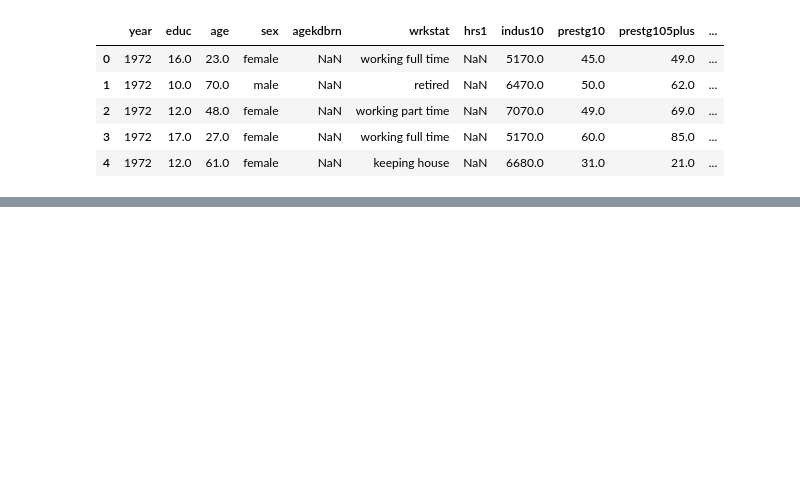
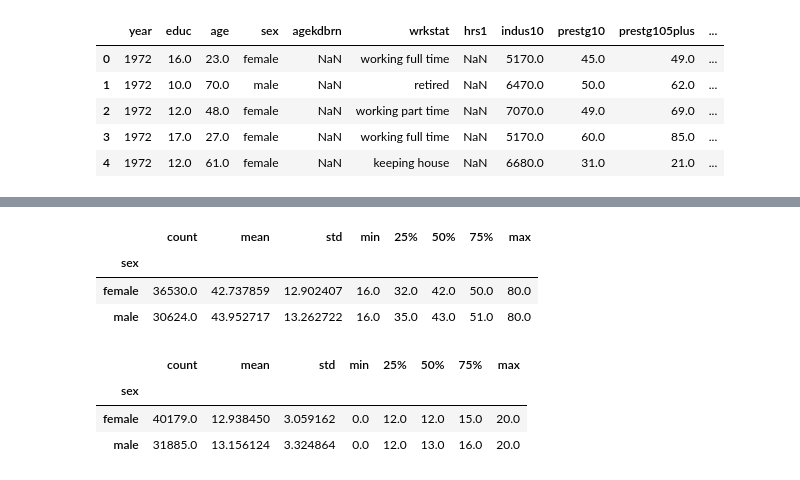
Before and after one commit to fwx5ax/EDA, a Jupyter notebook: lab/get_gss.ipynb, the cells around one changed output, grey strips where cells are left out. Saved outputs shown, nothing was run; the diff lists cells and outputs as text; code cells hidden in the pictures; blank space fills up the shorter version.

Commit message:
data tables and analysis

```diff
--- a/lab/get_gss.ipynb
+++ b/lab/get_gss.ipynb
@@ -98,4 +120,4 @@ new_df.head()
 # %%
 # renaming variables for clarity
-new_df.rename(columns={'agekdbrn':'age_kid_born','hrs1':'hours_worked','prestg10':'occprestige',
-                       'cowrkstat':'spouse_work_status','sppres10':'spouseprestige'}, inplace=True)
+new_df.rename(columns={'agekdbrn':'age_kid_born','hrs1':'hours_worked','prestg10':'occ_prestige',
+                       'cowrksta':'spouse_work_status','sppres10':'spouse_prestige'}, inplace=True)
@@ -132,0 +133,15 @@ I chose this set of variables because I am mainly interested in the historical c
+# %%
+new_df['occprestige'].groupby(new_df['sex']).describe()
+# on average, the occupation prestige of men is slighter higher than women - both mean and median, and at 25% and 75% quartiles
+# %% [output]
+|  | count | mean | std | min | 25% | 50% | 75% | max |
+| sex |  |  |  |  |  |  |  |  |
+| female | 36530.0 | 42.737859 | 12.902407 | 16.0 | 32.0 | 42.0 | 50.0 | 80.0 |
+| male | 30624.0 | 43.952717 | 13.262722 | 16.0 | 35.0 | 43.0 | 51.0 | 80.0 |
+# %%
+new_df['educ'].groupby(new_df['sex']).describe()
+# %% [output]
+|  | count | mean | std | min | 25% | 50% | 75% | max |
+| sex |  |  |  |  |  |  |  |  |
+| female | 40179.0 | 12.938450 | 3.059162 | 0.0 | 12.0 | 12.0 | 15.0 | 20.0 |
+| male | 31885.0 | 13.156124 | 3.324864 | 0.0 | 12.0 | 13.0 | 16.0 | 20.0 |
```
Also changed, not shown: parts of 7 cells of this notebook.
